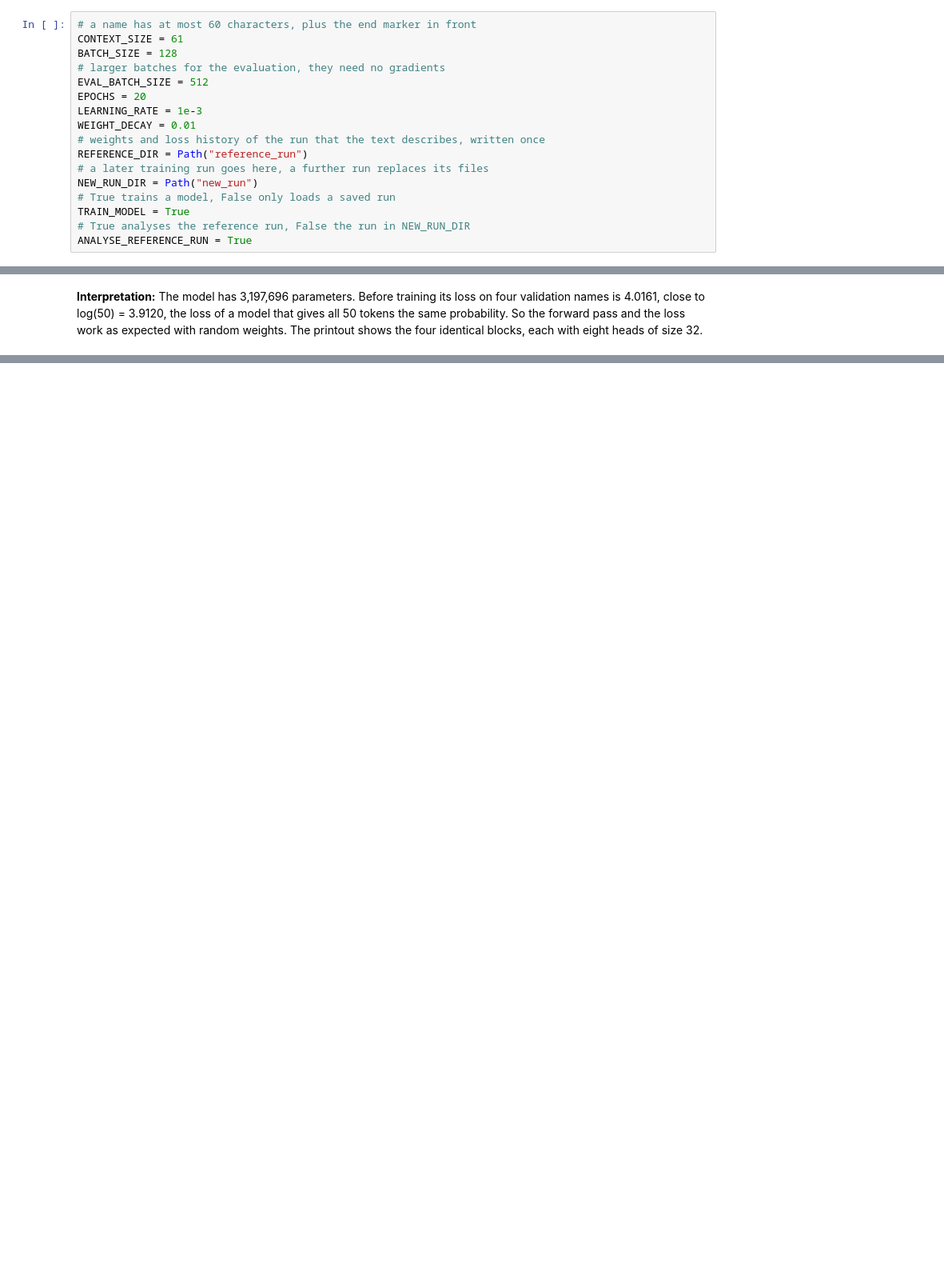
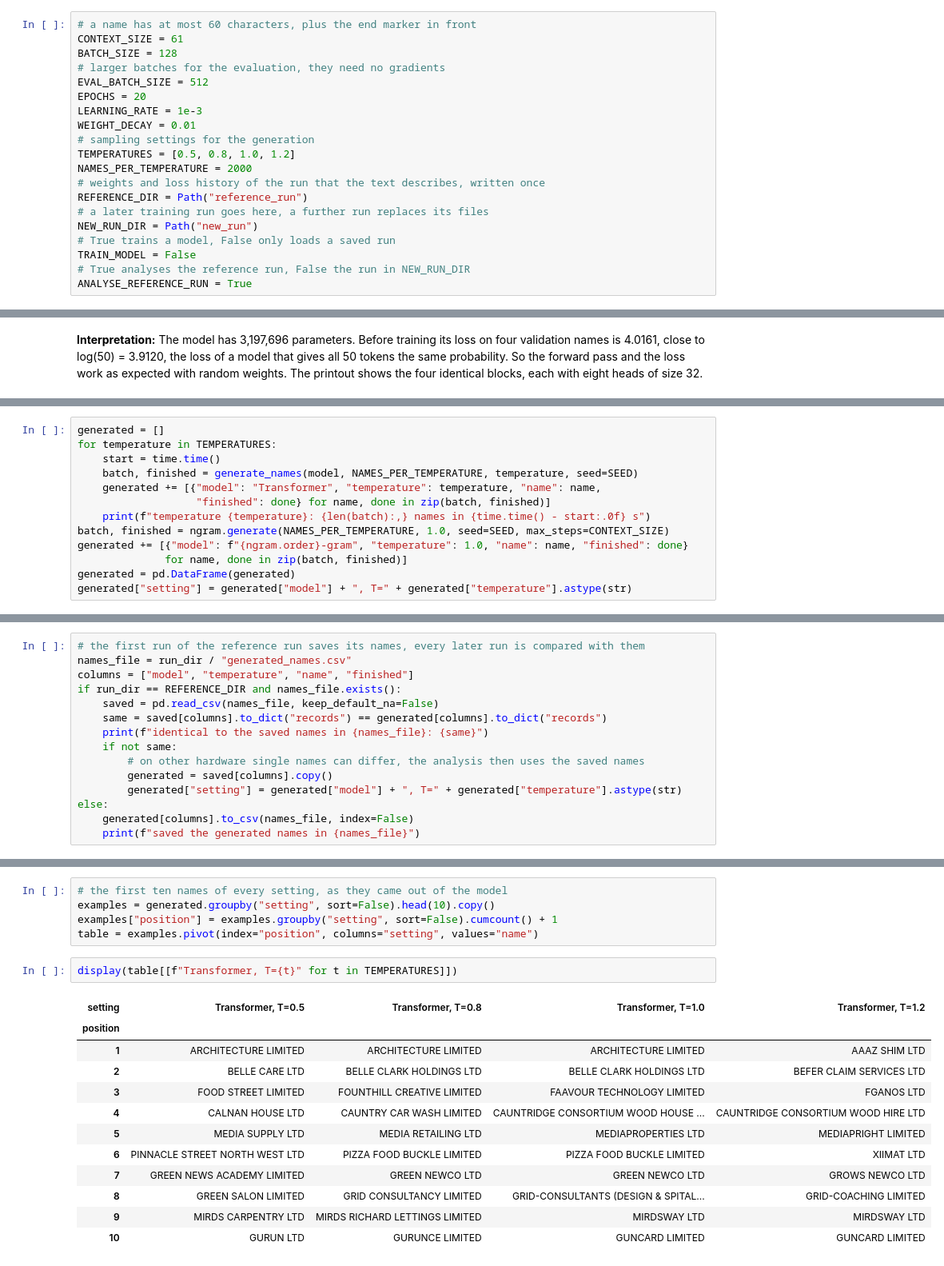
Before and after one commit to mauroreverberi/generative_ai_applications, a Jupyter notebook: generative_model.ipynb, the cells around one changed output, grey strips where cells are left out. Shown at 80% size. Saved outputs shown, nothing was run; the diff lists cells and outputs as text; blank space fills up the shorter version.

Commit message:
Generation block added

```diff
--- a/generative_model.ipynb
+++ b/generative_model.ipynb
@@ -64,12 +65,15 @@ EVAL_BATCH_SIZE = 512
 EPOCHS = 20
 LEARNING_RATE = 1e-3
 WEIGHT_DECAY = 0.01
+# sampling settings for the generation
+TEMPERATURES = [0.5, 0.8, 1.0, 1.2]
+NAMES_PER_TEMPERATURE = 2000
 # weights and loss history of the run that the text describes, written once
 REFERENCE_DIR = Path("reference_run")
 # a later training run goes here, a further run replaces its files
 NEW_RUN_DIR = Path("new_run")
 # True trains a model, False only loads a saved run
-TRAIN_MODEL = True
+TRAIN_MODEL = False
 # True analyses the reference run, False the run in NEW_RUN_DIR
 ANALYSE_REFERENCE_RUN = True
 # %%
@@ -496,0 +553,13 @@ plt.show()
+# %%
+generated = []
+for temperature in TEMPERATURES:
+    start = time.time()
+    batch, finished = generate_names(model, NAMES_PER_TEMPERATURE, temperature, seed=SEED)
+    generated += [{"model": "Transformer", "temperature": temperature, "name": name,
+                   "finished": done} for name, done in zip(batch, finished)]
+    print(f"temperature {temperature}: {len(batch):,} names in {time.time() - start:.0f} s")
+batch, finished = ngram.generate(NAMES_PER_TEMPERATURE, 1.0, seed=SEED, max_steps=CONTEXT_SIZE)
+generated += [{"model": f"{ngram.order}-gram", "temperature": 1.0, "name": name, "finished": done}
+              for name, done in zip(batch, finished)]
+generated = pd.DataFrame(generated)
+generated["setting"] = generated["model"] + ", T=" + generated["temperature"].astype(str)
@@ -496,0 +571,15 @@ plt.show()
+# %%
+# the first run of the reference run saves its names, every later run is compared with them
+names_file = run_dir / "generated_names.csv"
+columns = ["model", "temperature", "name", "finished"]
+if run_dir == REFERENCE_DIR and names_file.exists():
+    saved = pd.read_csv(names_file, keep_default_na=False)
+    same = saved[columns].to_dict("records") == generated[columns].to_dict("records")
+    print(f"identical to the saved names in {names_file}: {same}")
+    if not same:
+        # on other hardware single names can differ, the analysis then uses the saved names
+        generated = saved[columns].copy()
+        generated["setting"] = generated["model"] + ", T=" + generated["temperature"].astype(str)
+else:
+    generated[columns].to_csv(names_file, index=False)
+    print(f"saved the generated names in {names_file}")
@@ -496,0 +588,20 @@ plt.show()
+# %%
+# the first ten names of every setting, as they came out of the model
+examples = generated.groupby("setting", sort=False).head(10).copy()
+examples["position"] = examples.groupby("setting", sort=False).cumcount() + 1
+table = examples.pivot(index="position", columns="setting", values="name")
+# %%
+display(table[[f"Transformer, T={t}" for t in TEMPERATURES]])
+# %% [output]
+| setting | Transformer, T=0.5 | Transformer, T=0.8 | Transformer, T=1.0 | Transformer, T=1.2 |
+| position |  |  |  |  |
+| 1 | ARCHITECTURE LIMITED | ARCHITECTURE LIMITED | ARCHITECTURE LIMITED | AAAZ SHIM LTD |
+| 2 | BELLE CARE LTD | BELLE CLARK HOLDINGS LTD | BELLE CLARK HOLDINGS LTD | BEFER CLAIM SERVICES LTD |
+| 3 | FOOD STREET LIMITED | FOUNTHILL CREATIVE LIMITED | FAAVOUR TECHNOLOGY LIMITED | FGANOS LTD |
+| 4 | CALNAN HOUSE LTD | CAUNTRY CAR WASH LIMITED | CAUNTRIDGE CONSORTIUM WOOD HOUSE ... | CAUNTRIDGE CONSORTIUM WOOD HIRE LTD |
+| 5 | MEDIA SUPPLY LTD | MEDIA RETAILING LTD | MEDIAPROPERTIES LTD | MEDIAPRIGHT LIMITED |
+| 6 | PINNACLE STREET NORTH WEST LTD | PIZZA FOOD BUCKLE LIMITED | PIZZA FOOD BUCKLE LIMITED | XIIMAT LTD |
+| 7 | GREEN NEWS ACADEMY LIMITED | GREEN NEWCO LTD | GREEN NEWCO LTD | GROWS NEWCO LTD |
+| 8 | GREEN SALON LIMITED | GRID CONSULTANCY LIMITED | GRID-CONSULTANTS (DESIGN & SPITAL... | GRID-COACHING LIMITED |
+| 9 | MIRDS CARPENTRY LTD | MIRDS RICHARD LETTINGS LIMITED | MIRDSWAY LTD | MIRDSWAY LTD |
+| 10 | GURUN LTD | GURUNCE LIMITED | GUNCARD LIMITED | GUNCARD LIMITED |
```
Also changed, not shown: parts of 13 cells of this notebook, 3 other files.
